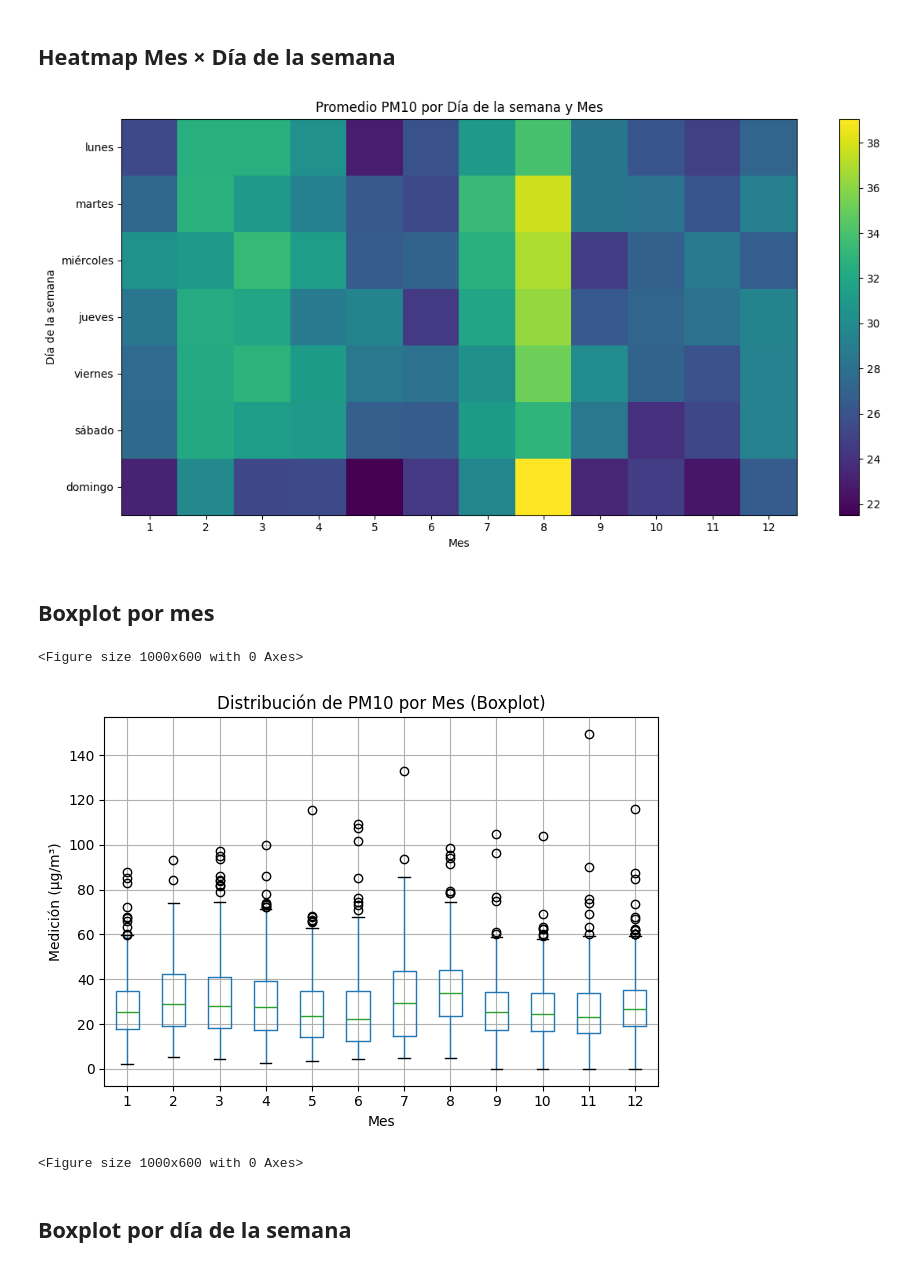
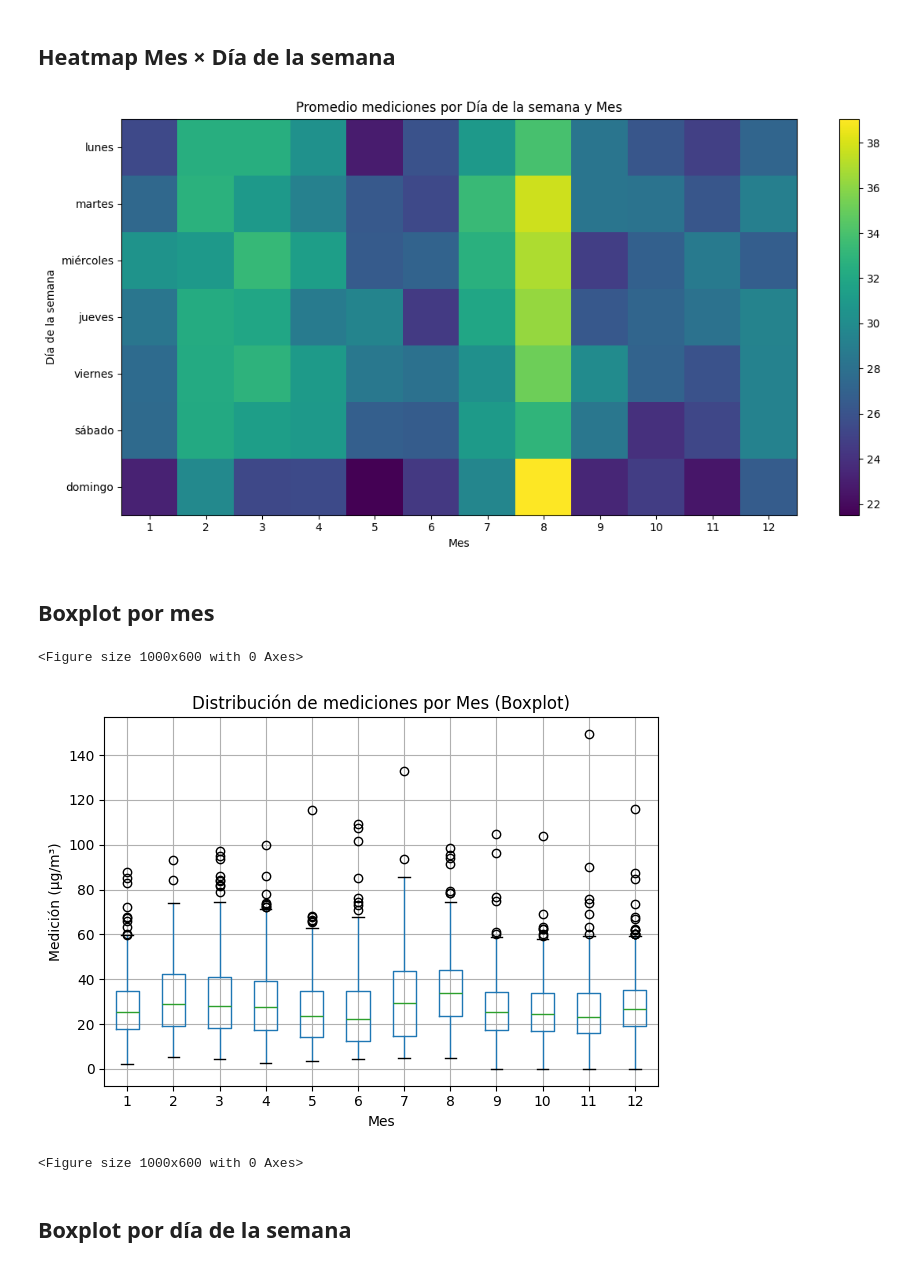
Before and after one commit to SebastianOrd/Microproyecto-DS, a Jupyter notebook: notebooks/eda.ipynb, the cells around one changed output. Cells and saved outputs as stored; diff of their text form; code cells hidden in the pictures.

```diff
--- a/notebooks/eda.ipynb
+++ b/notebooks/eda.ipynb
@@ -190,7 +192,7 @@ pivot = pivot.reindex(columns=sorted([c for c in pivot.columns if pd.notnull(c)]
 
 plt.figure(figsize=(12,6))
 plt.imshow(pivot.values, aspect='auto')
-plt.title('Promedio PM10 por Día de la semana y Mes')
+plt.title('Promedio mediciones por Día de la semana y Mes')
 plt.ylabel('Día de la semana')
 plt.xlabel('Mes')
 plt.yticks(ticks=np.arange(len(pivot.index)), labels=pivot.index)
@@ -202,7 +204,7 @@ plt.show()
 # Guardar
 plt.figure(figsize=(12,6))
 plt.imshow(pivot.values, aspect='auto')
-plt.title('Promedio PM10 por Día de la semana y Mes')
+plt.title('Promedio mediciones por Día de la semana y Mes')
 plt.ylabel('Día de la semana'); plt.xlabel('Mes')
 plt.yticks(ticks=np.arange(len(pivot.index)), labels=pivot.index)
 plt.xticks(ticks=np.arange(len(pivot.columns)), labels=pivot.columns)
@@ -211,30 +213,30 @@ plt.tight_layout()
 plt.savefig(os.path.join(FIGS, 'heatmap_mes_dia_semana.png'), bbox_inches='tight')
 plt.close()
 # %% [output]
-[figure, old version]
+[figure, new version]
 # %% [markdown]
 ## Boxplot por mes
 # %%
 plt.figure(figsize=(10,6))
 df.boxplot(column='Medicion', by='Mes')
-plt.title('Distribución de PM10 por Mes (Boxplot)')
+plt.title('Distribución de mediciones por Mes (Boxplot)')
 plt.suptitle('')
 plt.xlabel('Mes'); plt.ylabel('Medición (µg/m³)')
 plt.tight_layout()
 plt.show()
 
 # Guardar
 plt.figure(figsize=(10,6))
 df.boxplot(column='Medicion', by='Mes')
-plt.title('Distribución de PM10 por Mes (Boxplot)')
+plt.title('Distribución de mediciones por Mes (Boxplot)')
 plt.suptitle('')
 plt.xlabel('Mes'); plt.ylabel('Medición (µg/m³)')
 plt.tight_layout()
 plt.savefig(os.path.join(FIGS, 'boxplot_por_mes.png'), bbox_inches='tight')
 plt.close()
 # %% [output]
 <Figure size 1000x600 with 0 Axes>
-[figure, old version]
+[figure, new version]
 <Figure size 1000x600 with 0 Axes>
 # %% [markdown]
 ## Boxplot por día de la semana
```
Also changed, not shown: parts of 5 cells of this notebook, 14 other files.
